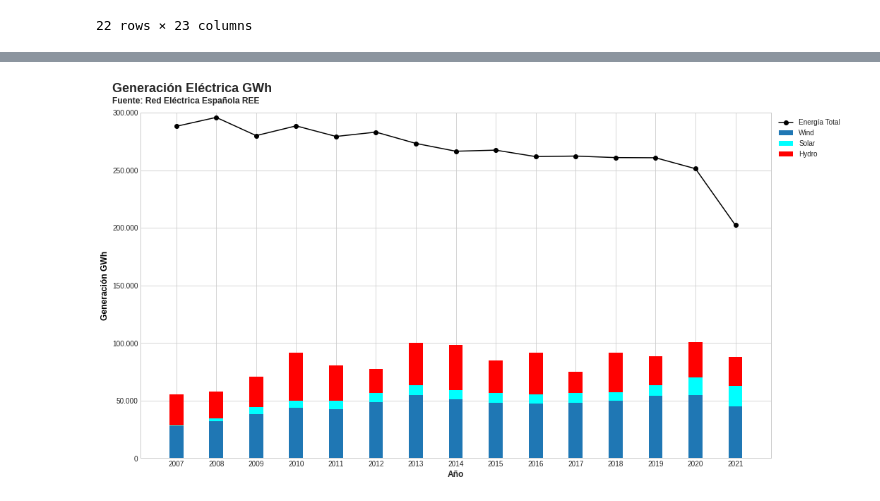
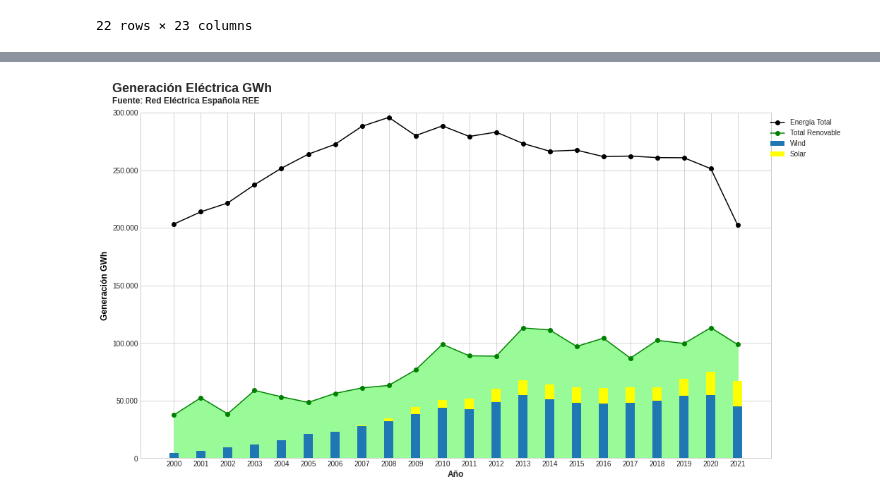
Before and after one commit to castorgit/Renewables-stats, a Jupyter notebook: Renewables_spain_increase.ipynb, the cells around one changed output, grey strips where cells are left out. Drawn from its saved outputs; the diff is of its cells as text; code cells hidden in the pictures.

Commit message:
final figures

```diff
--- a/Renewables_spain_increase.ipynb
+++ b/Renewables_spain_increase.ipynb
@@ -158,3 +106,4 @@ df
 # %%
-df1 = df.set_index('Generación GWh').T.reset_index()
+df1 = df.set_index('Unnamed: 0').T.reset_index()
 df1.rename(columns={'index':'Year'}, inplace=True)
+df1['Total Renovable'] = df1['Total Solar'] + df1['Eolica']+df1['Total Hidraulica'] + df1['Otras renovables']+df1['Resisuos renovables']
@@ -181,33 +110,37 @@ dtype: object
 # %%
 
 locale.setlocale(locale.LC_ALL, 'es_ES.UTF-8')
 plt.rcParams['axes.formatter.use_locale'] = True
 plt.rcParams["figure.figsize"] = [16,9]
 
 fig,ax = plt.subplots()
 # make a plot
 #ax.set_title('Generación Eléctrica GWh',color = "black", fontsize=14, loc='left')
-ax.plot(df1['Year'],df1['Generación total'], color="black", marker="o", label = "Energía Total")
+ax.plot(df1['Year'],df1['Generación Total'], color="black", marker="o", label = "Energía Total")
+ax.plot(df1['Year'],df1['Total Renovable'], color="green", marker="o", label = "Total Renovable")
+
+ax.fill_between(df1['Year'],0, df1['Total Renovable'], color ='palegreen')
+
 ax.set_ylim([0,300000])
 # set x-axis label
 ax.set_xlabel("Año",fontsize=12, fontweight='bold')
 # set y-axis label
 ax.set_ylabel("Generación GWh",color="black",fontsize=12, fontweight='bold')
 
 #ax.yaxis.set_major_formatter(mpl.ticker.StrMethodFormatter('{x:,.0f}'))
 
 width = 0.35
-ax.bar(df1['Year'], df1['Eólica'], width,  label='Wind')
-ax.bar(df1['Year'], df1['Solar fotovoltaica'], width,  label='Solar', bottom = df1['Eólica'], color='cyan')
-ax.bar(df1['Year'], df1['Hidráulica'], width,  bottom = (df1['Eólica']+df1['Solar fotovoltaica']),
-       label='Hydro', color='red')
+ax.bar(df1['Year'], df1['Eolica'], width,  label='Wind')
+ax.bar(df1['Year'], df1['Total Solar'], width,  label='Solar', bottom = df1['Eolica'], color='yellow')
+#ax.bar(df1['Year'], df1['Hidráulica'], width,  bottom = (df1['Eólica']+df1['Solar fotovoltaica']),
+#       label='Hydro', color='red')
 
 #ax.legend(bbox_to_anchor=(1.12, 1), title='Etiquetas')
 ax.legend(bbox_to_anchor=(1.12, 1))
 plt.figtext(0.09, 0.925, "Generación Eléctrica GWh", fontsize=18, fontweight='bold')
 plt.figtext(0.09, 0.9, "Fuente: Red Eléctrica Española REE", fontsize=12, fontweight='bold')
 
 plt.savefig("generacion_REE.pdf")
 plt.show()
 # %% [output]
-[figure, old version]
+[figure, new version]
```
Also changed, not shown: parts of 12 cells of this notebook, 1 other file.
